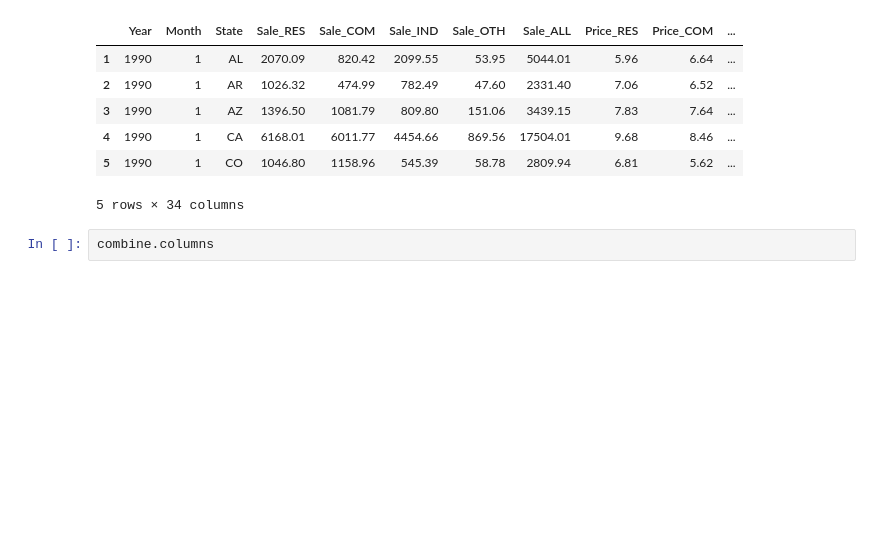
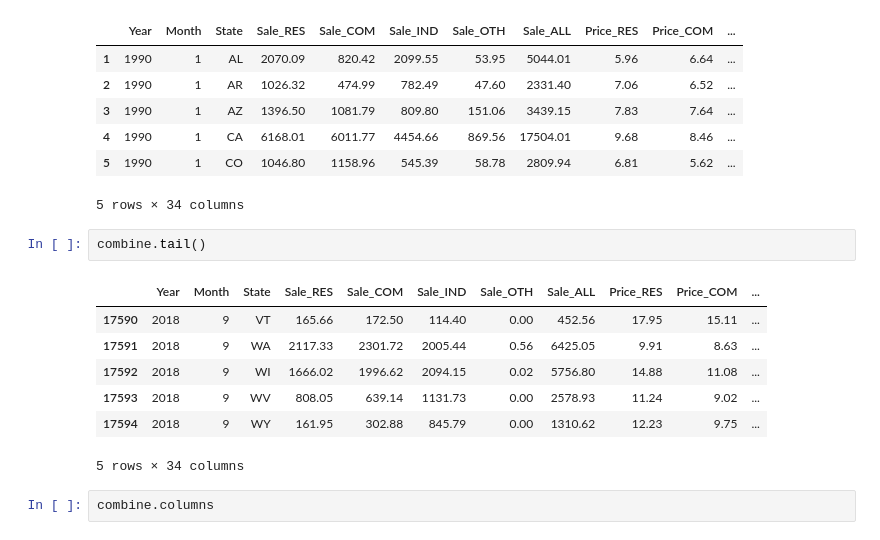
Before and after one commit to worasom/energy_sale_rev, a Jupyter notebook: energy-ML.ipynb, the cells around one changed output. Drawn from its saved outputs; the diff is of its cells as text; blank space fills up the shorter version.

```diff
--- a/energy-ML.ipynb
+++ b/energy-ML.ipynb
@@ -370,6 +371,16 @@ combine.head()
 | 4 | 1990 | 1 | CA | 6168.01 | 6011.77 | 4454.66 | 869.56 | 17504.01 | 9.68 | 8.46 | ... |
 | 5 | 1990 | 1 | CO | 1046.80 | 1158.96 | 545.39 | 58.78 | 2809.94 | 6.81 | 5.62 | ... |
 5 rows × 34 columns
+# %%
+combine.tail()
+# %% [output]
+|  | Year | Month | State | Sale_RES | Sale_COM | Sale_IND | Sale_OTH | Sale_ALL | Price_RES | Price_COM | ... |
+| 17590 | 2018 | 9 | VT | 165.66 | 172.50 | 114.40 | 0.00 | 452.56 | 17.95 | 15.11 | ... |
+| 17591 | 2018 | 9 | WA | 2117.33 | 2301.72 | 2005.44 | 0.56 | 6425.05 | 9.91 | 8.63 | ... |
+| 17592 | 2018 | 9 | WI | 1666.02 | 1996.62 | 2094.15 | 0.02 | 5756.80 | 14.88 | 11.08 | ... |
+| 17593 | 2018 | 9 | WV | 808.05 | 639.14 | 1131.73 | 0.00 | 2578.93 | 11.24 | 9.02 | ... |
+| 17594 | 2018 | 9 | WY | 161.95 | 302.88 | 845.79 | 0.00 | 1310.62 | 12.23 | 9.75 | ... |
+5 rows × 34 columns
 # %%
 combine.columns
 # %% [output]
```
Also changed, not shown: parts of 5 cells of this notebook, 1 other file.
